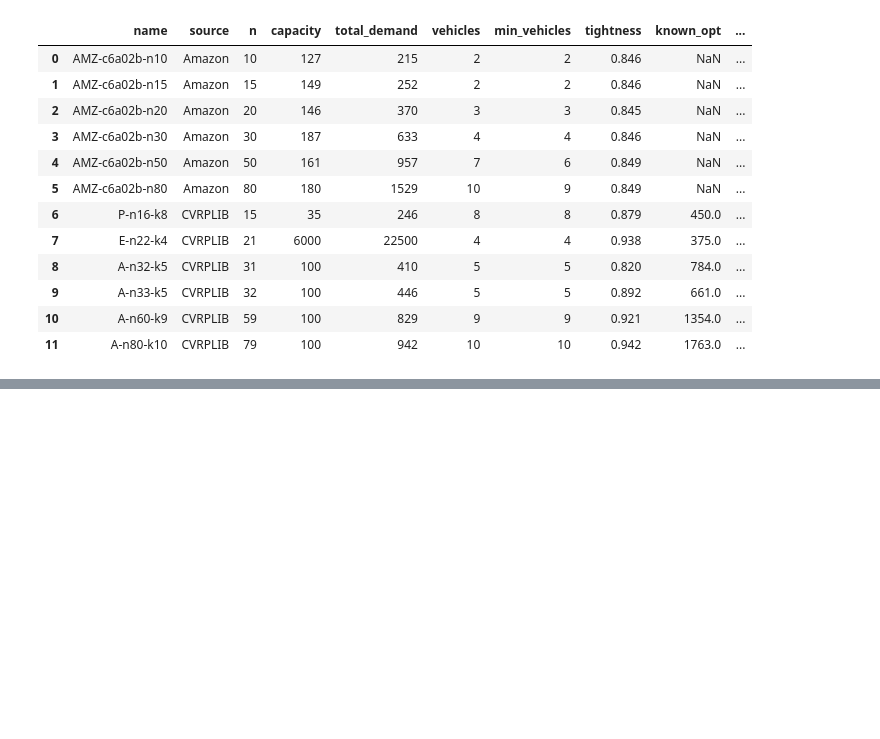
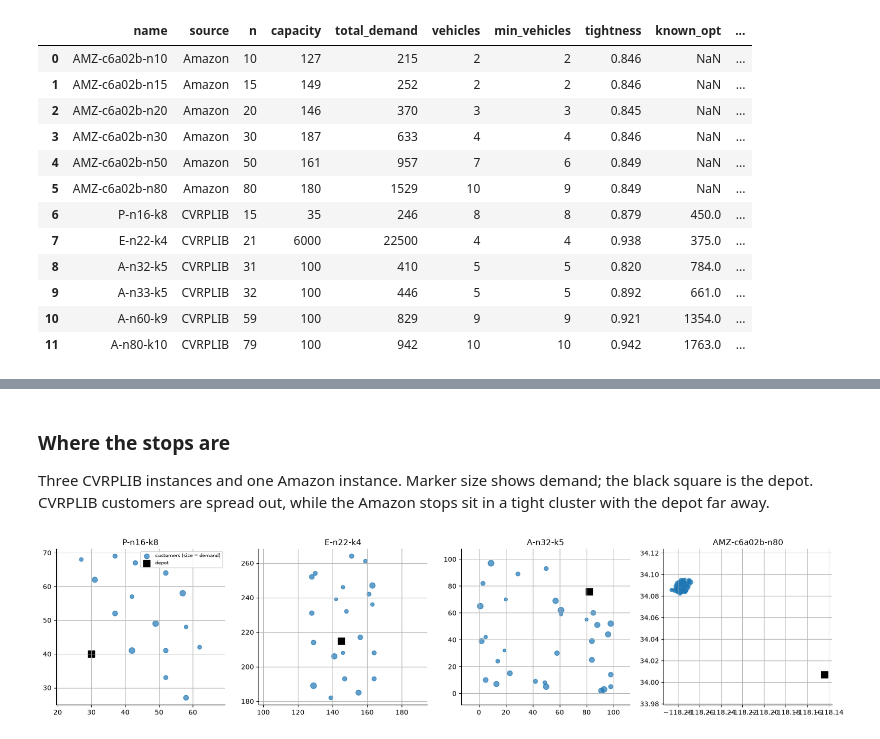
Before and after one commit to Ishara-Mee/IT-5082-OM-Assignment, a Jupyter notebook: IT-5082-OM- CVRP Optimization.ipynb, the cells around one changed output, grey strips where cells are left out. Cells and saved outputs as stored; diff of their text form; code cells hidden in the pictures; blank space fills up the shorter version.

Commit message:
Add Phase 2 instance analysis

```diff
--- a/IT-5082-OM- CVRP Optimization.ipynb
+++ b/IT-5082-OM- CVRP Optimization.ipynb
@@ -226,0 +230,20 @@ found 6 instance files in data/raw/
+# %% [markdown]
+### Where the stops are
+Three CVRPLIB instances and one Amazon instance. Marker size shows demand; the black square is the depot. CVRPLIB customers are spread out, while the Amazon stops sit in a tight cluster with the depot far away.
+# %%
+def plot_instance(inst, ax=None, title=None):
+    ax = ax or plt.gca()
+    xy, d = np.asarray(inst["coords"]), np.asarray(inst["demand"])
+    ax.scatter(xy[1:, 0], xy[1:, 1], s=20 + 6 * d[1:] / max(1, d[1:].max()) * 10, alpha=.7, label="customers (size = demand)")
+    ax.scatter(*xy[0], marker="s", s=90, c="k", label="depot")
+    ax.set_title(title or inst["name"]); ax.set_aspect("equal", "datalim")
+
+pick = [i for i in instances if i["name"] in ("P-n16-k8", "E-n22-k4", "A-n32-k5")] or instances[:3]
+amz = [i for i in instances if i["source"] == "Amazon"]
+pick = (pick + amz[-1:])[:4]
+fig, axs = plt.subplots(1, len(pick), figsize=(4.2 * len(pick), 4))
+for a, i in zip(np.atleast_1d(axs), pick): plot_instance(i, a)
+np.atleast_1d(axs)[0].legend(fontsize=7, loc="best")
+plt.tight_layout(); plt.savefig(FIG / "2_1_instances.png", dpi=150); plt.show()
+# %% [output]
+[figure, added]
```
Also changed, not shown: parts of 8 cells of this notebook, 3 other files.
